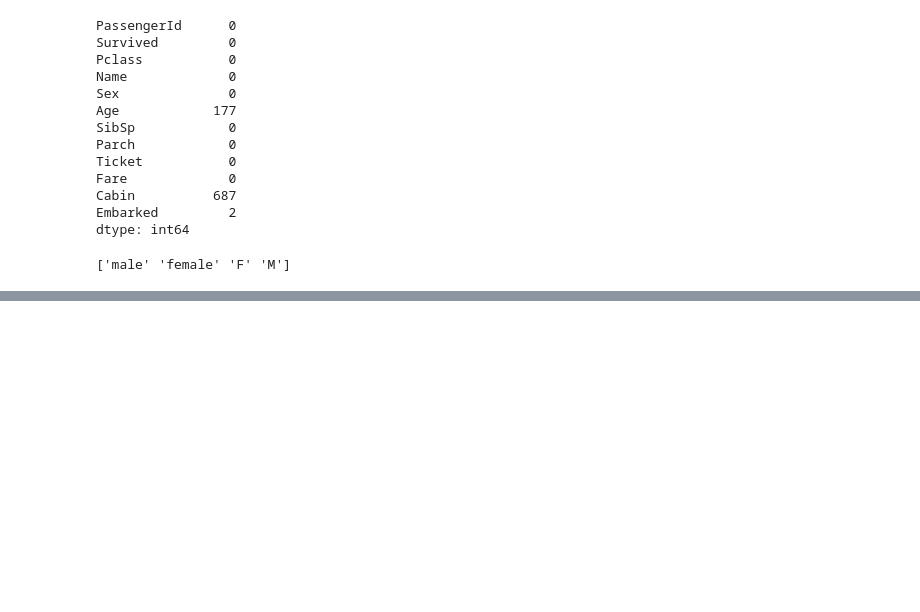
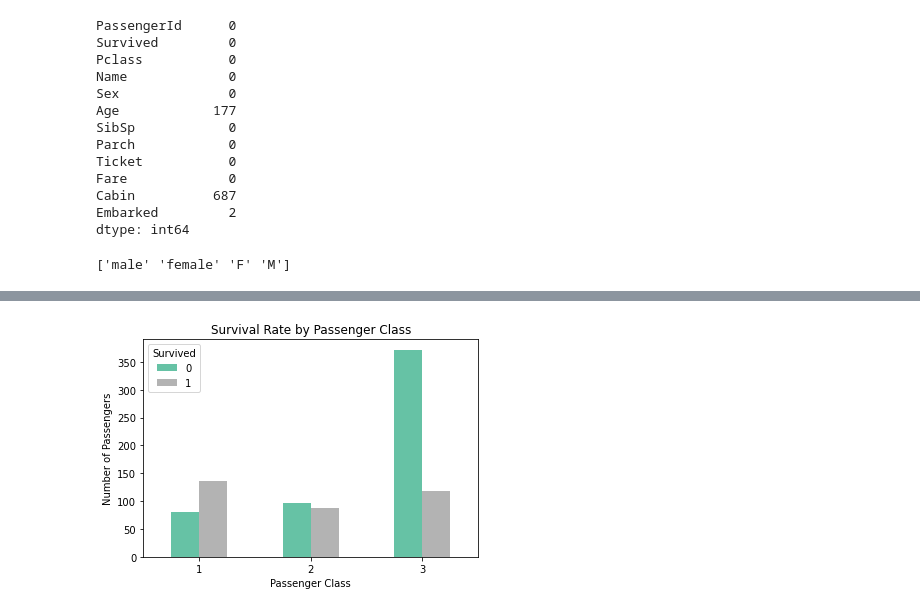
Before and after one commit to zart2016/titanic_dataset, a Jupyter notebook: Titanic.ipynb, the cells around one changed output, grey strips where cells are left out. Cells and saved outputs as stored; diff of their text form; code cells hidden in the pictures; blank space fills up the shorter version.

Commit message:
Added a Survived x Pclass chart

```diff
--- a/Titanic.ipynb
+++ b/Titanic.ipynb
@@ -92,0 +109,13 @@ data['Sex'] = data['Sex'].replace({'m':1,'f':0})
+# %%
+# Count survivors and non-survivors in each class
+survived_counts = data.groupby("Pclass")["Survived"].value_counts().unstack(fill_value=0)
+
+# Create the bar chart
+survived_counts.plot(kind="bar", colormap="Set2")
+plt.title("Survival Rate by Passenger Class")
+plt.xlabel("Passenger Class")
+plt.ylabel("Number of Passengers")
+plt.xticks(rotation=0)
+plt.show()
+# %% [output]
+[figure, added]
```
Also changed, not shown: parts of 3 cells of this notebook, 1 other file.
